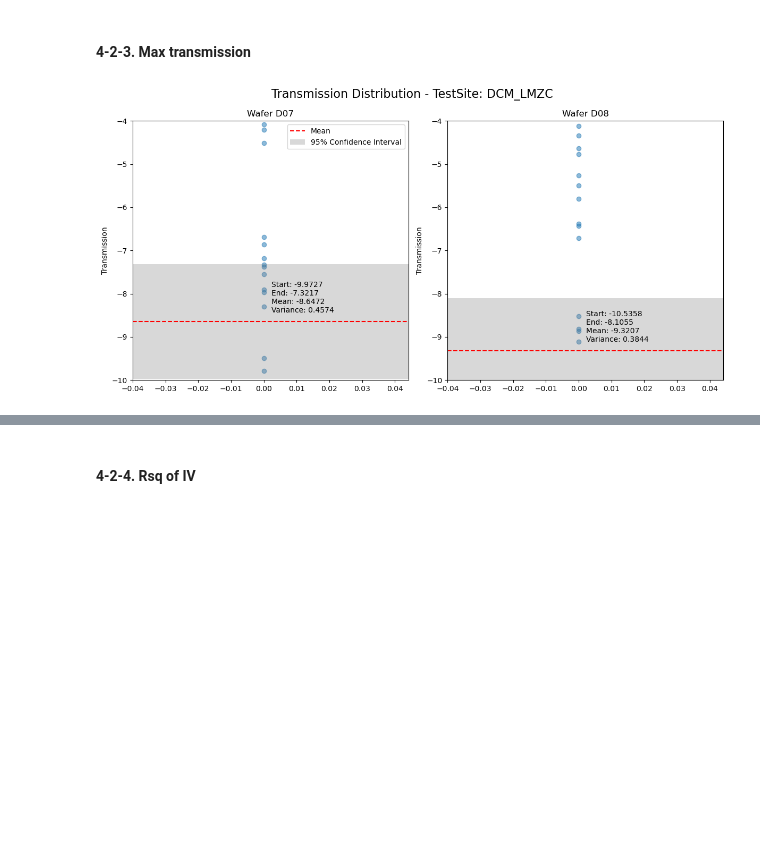
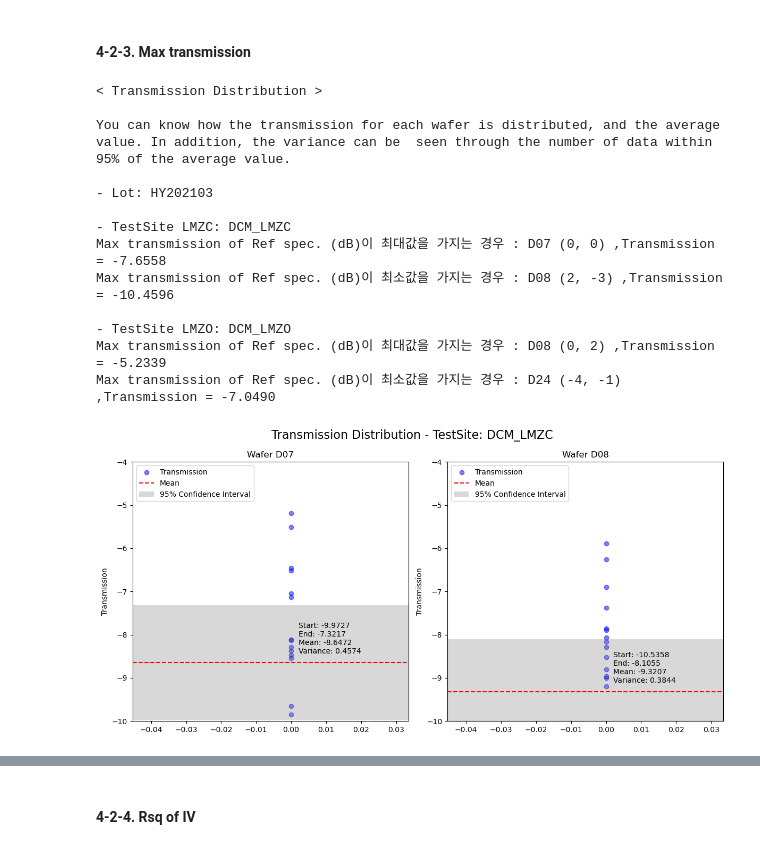
Before and after one commit to PE2teamC/PE2, a Jupyter notebook: doc/PE02_C[3.10.9].ipynb, the cells around one changed output, grey strips where cells are left out. Cells and saved outputs as stored; diff of their text form; code cells hidden in the pictures; blank space fills up the shorter version.

```diff
--- a/doc/PE02_C[3.10.9].ipynb
+++ b/doc/PE02_C[3.10.9].ipynb
@@ -423,26 +460,55 @@ import matplotlib.pyplot as plt
 import numpy as np
 from scipy.stats import norm
 
+print('\033[1m'  + '< Transmission Distribution >' + '\033[0m')
+print()
+print('You can know how the transmission for each wafer is distributed, and the average value. In addition, the variance can be  seen through the number of data within 95% of the average value.')
+print()
+# Lot별로 나눈다.
+grouped_data = data.groupby('Lot')
+
+
+for lot, group in grouped_data:
+
+    print("- Lot:", lot)
+    print("")
+
+    # LMZC에서 Max transmission of Ref spec의 최대 최솟값을 찾는다.
+    lmzc_data = group[group['TestSite'] == 'DCM_LMZC']
+    max_lmzc_value = lmzc_data.loc[lmzc_data['Max transmission of Ref spec. (dB)'].idxmax()]
+    min_lmzc_value = lmzc_data.loc[lmzc_data['Max transmission of Ref spec. (dB)'].idxmin()]
+
+
+    # LMZO에서 Max transmission of Ref spec의 최대 최솟값을 찾는다.
+    lmzo_data = group[group['TestSite'] == 'DCM_LMZO']
+    max_lmzo_value = lmzo_data.loc[lmzo_data['Max transmission of Ref spec. (dB)'].idxmax()]
+    min_lmzo_value = lmzo_data.loc[lmzo_data['Max transmission of Ref spec. (dB)'].idxmin()]
+
+    print("- TestSite LMZC:", max_lmzc_value['TestSite'])
+    print("Max transmission of Ref spec. (dB)이" +"\033[1m"+" 최대"+"\033[0m"+ "값을 가지는 경우 :", max_lmzc_value['Wafer'], (max_lmzc_value['Row'], max_lmzc_value['Column']), f",Transmission = {max_lmzc_value['Max transmission of Ref spec. (dB)']:.4f}")
+    print("Max transmission of Ref spec. (dB)이" +"\033[1m"+" 최소"+"\033[0m"+ "값을 가지는 경우 :", min_lmzc_value['Wafer'], (min_lmzc_value['Row'], min_lmzc_value['Column']), f",Transmission = {min_lmzc_value['Max transmission of Ref spec. (dB)']:.4f}")
+    print()
+
+    print("- TestSite LMZO:", max_lmzo_value['TestSite'])
+    print("Max transmission of Ref spec. (dB)이" +"\033[1m"+" 최대"+"\033[0m"+ "값을 가지는 경우 :", max_lmzo_value['Wafer'], (max_lmzo_value['Row'], max_lmzo_value['Column']), f",Transmission = {max_lmzo_value['Max transmission of Ref spec. (dB)']:.4f}")
+    print("Max transmission of Ref spec. (dB)이" +"\033[1m"+" 최소"+"\033[0m"+ "값을 가지는 경우 :", min_lmzo_value['Wafer'], (min_lmzo_value['Row'], min_lmzo_value['Column']), f",Transmission = {min_lmzo_value['Max transmission of Ref spec. (dB)']:.4f}")
+    print()
+
 # TestSite별로 데이터를 나눈다.
 grouped_data = data.groupby('TestSite')
-
 
 for test_site, group in grouped_data:
     # 각 TestSite에서 Wafer별로 나눈다.
     wafer_grouped = group.groupby('Wafer')
 
-
     num_wafers = len(wafer_grouped)
     num_cols = 2
     num_rows = (num_wafers + 1) // 2
 
-
     fig, axes = plt.subplots(num_rows, num_cols, figsize=(12, 6*num_rows), sharex=True)
     fig.suptitle(f'Transmission Distribution - TestSite: {test_site}', fontsize=16)
 
-
     axes = axes.flatten()
-
 
     for i, (wafer, wafer_data) in enumerate(wafer_grouped):
         # Wafer에서 Max transmission을 찾는다.
@@ -452,35 +518,46 @@ for test_site, group in grouped_data:
         kde = np.random.normal(0, 0.02, len(transmission))
         density, bins, _ = axes[i].hist(kde, bins=30, alpha=0)  # Calculate density without plotting
 
         # 밀도의 최대 찾기
         max_density_bin = bins[np.argmax(density)]
 
-
         y_values = np.random.uniform(-10, -4, len(transmission))
-        axes[i].scatter(np.zeros_like(transmission), y_values, alpha=0.5)
+        axes[i].scatter(np.zeros_like(transmission), y_values, alpha=0.5, c='blue', label='Transmission')
 
         # 평균과 분산 계산
         mean = np.mean(transmission)
         variance = np.var(transmission)
 
         # 신뢰구간 95%를 찾는다.
         confidence_interval = norm.interval(0.95, loc=mean, scale=np.sqrt(variance))
         axes[i].axhline(mean, color='red', linestyle='--', label='Mean')
         axes[i].axhspan(confidence_interval[0], confidence_interval[1], facecolor='gray', alpha=0.3, label='95% Confidence Interval')
         annotation = f"Start: {confidence_interval[0]:.4f}\nEnd: {confidence_interval[1]:.4f}\nMean: {mean:.4f}\nVariance: {variance:.4f}"
         axes[i].annotate(annotation, (0, mean), xytext=(10, 10), textcoords='offset points', ha='left', va='bottom')
         axes[i].set_ylim(-10, -4)
         axes[i].set_ylabel('Transmission')
         axes[i].set_title(f'Wafer {wafer}')
+        axes[i].legend(loc='upper left')
 
     if num_wafers % 2 != 0:
         fig.delaxes(axes[-1])
 
     axes[-1].set_xlabel('')
-    axes[0].legend()
     fig.tight_layout()
 
-
 plt.show()
 # %% [output]
+< Transmission Distribution >
+
+You can know how the transmission for each wafer is distributed, and the average value. In addition, the variance can be  seen through the number of data within 95% of the average value.
+
+- Lot: HY202103
+
+- TestSite LMZC: DCM_LMZC
+Max transmission of Ref spec. (dB)이 최대값을 가지는 경우 : D07 (0, 0) ,Transmission = -7.6558
+Max transmission of Ref spec. (dB)이 최소값을 가지는 경우 : D08 (2, -3) ,Transmission = -10.4596
+
+- TestSite LMZO: DCM_LMZO
+Max transmission of Ref spec. (dB)이 최대값을 가지는 경우 : D08 (0, 2) ,Transmission = -5.2339
+Max transmission of Ref spec. (dB)이 최소값을 가지는 경우 : D24 (-4, -1) ,Transmission = -7.0490
-[figure, old version]
+[figure, new version]
```
Also changed, not shown: parts of 17 cells of this notebook.
